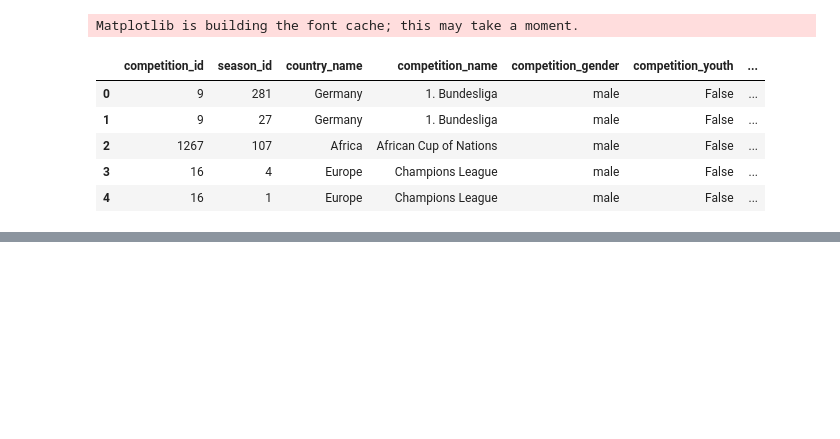
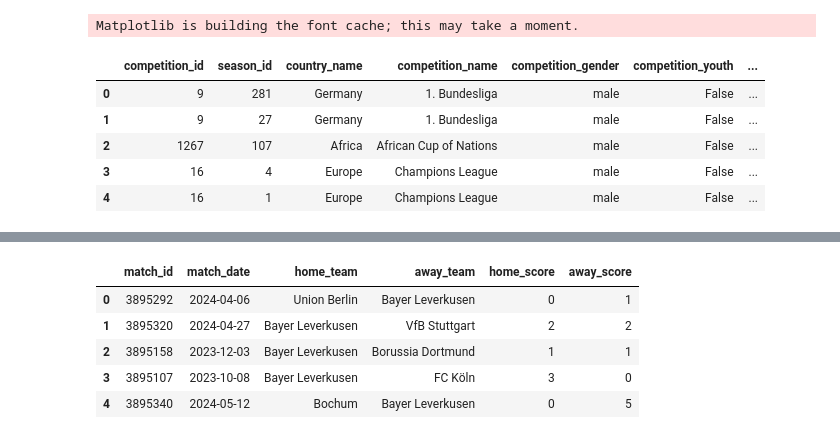
Before and after one commit to matheusmazeto/player-shooting-scout, a Jupyter notebook: notebooks/01_scout_finalizacoes.ipynb, the cells around one changed output, grey strips where cells are left out. Cells and saved outputs as stored; diff of their text form; code cells hidden in the pictures; blank space fills up the shorter version.

```diff
--- a/notebooks/01_scout_finalizacoes.ipynb
+++ b/notebooks/01_scout_finalizacoes.ipynb
@@ -40,0 +65,23 @@ competitions[
+# %%
+matches = sb.matches(
+    competition_id = COMPETITION_ID,
+    season_id = SEASON_ID,
+)
+
+matches[
+    [
+        "match_id",
+        "match_date",
+        "home_team",
+        "away_team",
+        "home_score",
+        "away_score",
+    ]
+].head()
+# %% [output]
+|  | match_id | match_date | home_team | away_team | home_score | away_score |
+| 0 | 3895292 | 2024-04-06 | Union Berlin | Bayer Leverkusen | 0 | 1 |
+| 1 | 3895320 | 2024-04-27 | Bayer Leverkusen | VfB Stuttgart | 2 | 2 |
+| 2 | 3895158 | 2023-12-03 | Bayer Leverkusen | Borussia Dortmund | 1 | 1 |
+| 3 | 3895107 | 2023-10-08 | Bayer Leverkusen | FC Köln | 3 | 0 |
+| 4 | 3895340 | 2024-05-12 | Bochum | Bayer Leverkusen | 0 | 5 |
```
Also changed, not shown: parts of 12 cells of this notebook.
